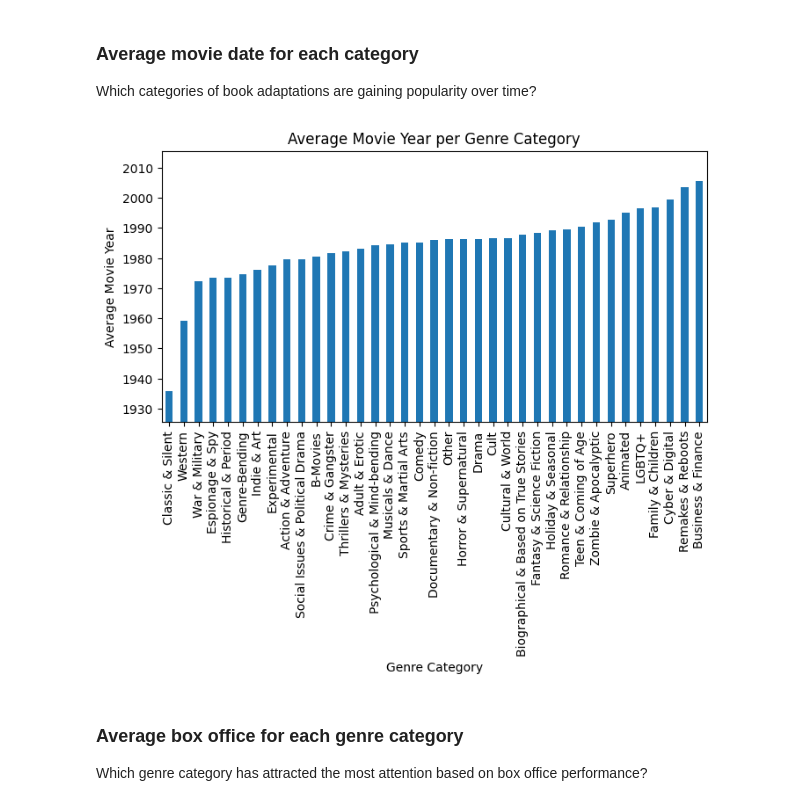
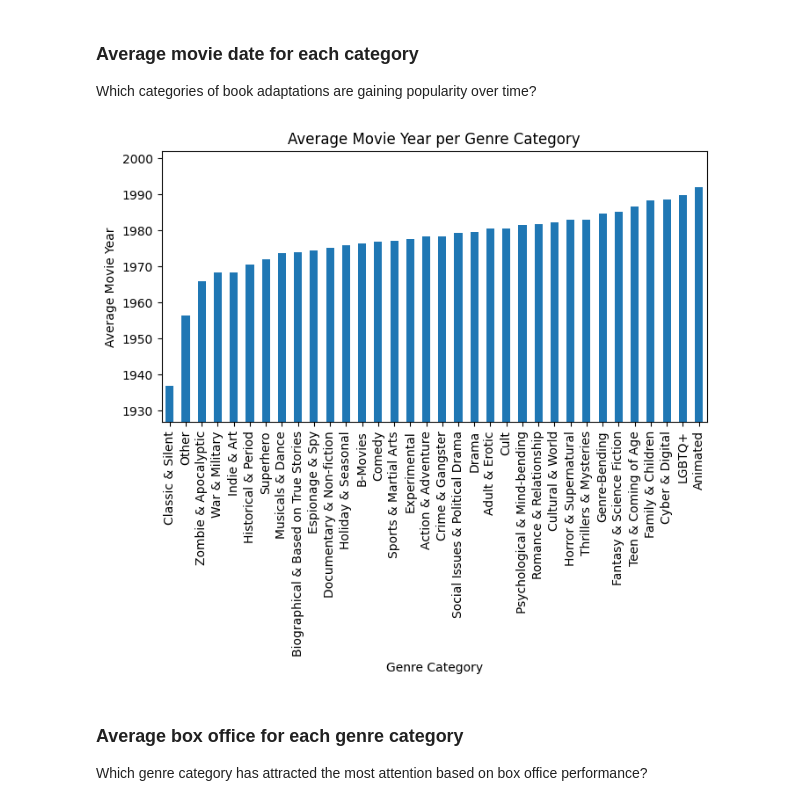
Before and after one commit to epfl-ada/ada-2024-project-padamalgame, a Jupyter notebook: results.ipynb, the cells around one changed output. Cells and saved outputs as stored; diff of their text form; code cells hidden in the pictures.

```diff
--- a/results.ipynb
+++ b/results.ipynb
@@ -188,32 +189,32 @@ Which categories of book adaptations are gaining popularity over time?
 # %%
 genre_categories = load_genre_categories('data/genre_categories.json')
 # %%
-df_genres_exploded = explode_MovieGenre(df.copy())
+adapted_movies_genres_exploded = explode_MovieGenre(adapted_movies.copy())
 # %%
 # Calculate the average movie date for each genre category
-average_movie_year = df_genres_exploded.groupby('MovieGenre')['MovieYear'].mean()
+average_movie_year = adapted_movies_genres_exploded.groupby('MovieGenre')['MovieYear'].mean()
 
 # Map genres to categories
 average_movie_year_category = average_movie_year.reset_index()
 average_movie_year_category['MovieCategory'] = average_movie_year_category['MovieGenre'].map(lambda x: next((k for k, v in genre_categories.items() if x in v), 'Other'))
 
 # Calculate the average movie year for each category
 average_movie_year_category = average_movie_year_category.groupby('MovieCategory')['MovieYear'].mean()
 
 # Sort the average movie date by descending order
 average_movie_year_category = average_movie_year_category.sort_values(ascending=True)
 
 # Plot the average movie date for each genre category
 plt.figure(figsize=(8, 4))
 average_movie_year_category.plot(kind='bar')
 plt.title('Average Movie Year per Genre Category')
 plt.xlabel('Genre Category')
 plt.ylabel('Average Movie Year')
 plt.xticks(rotation=90)
 plt.ylim(average_movie_year_category.min() - 10, average_movie_year_category.max() + 10)
 plt.show()
 # %% [output]
-[figure, old version]
+[figure, new version]
 # %% [markdown]
 ### Average box office for each genre category
 Which genre category has attracted the most attention based on box office performance?
```
Also changed, not shown: parts of 18 cells of this notebook.
